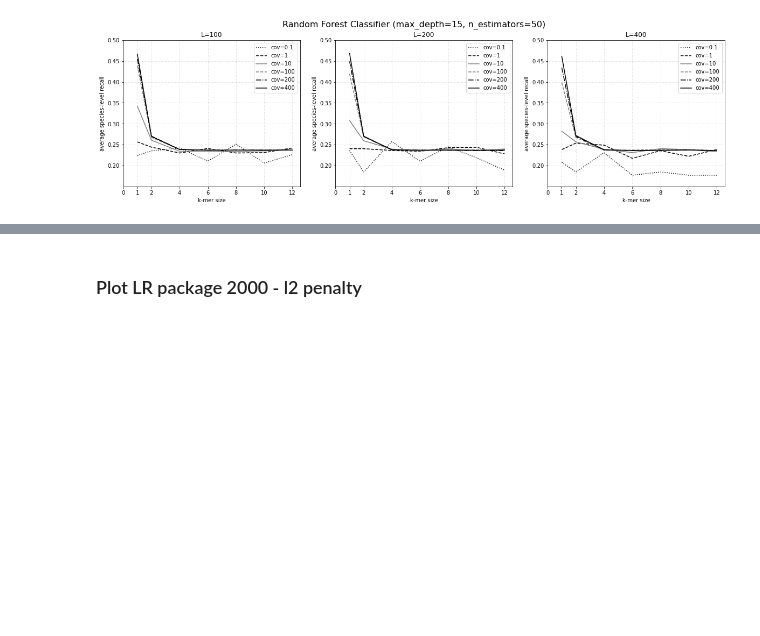
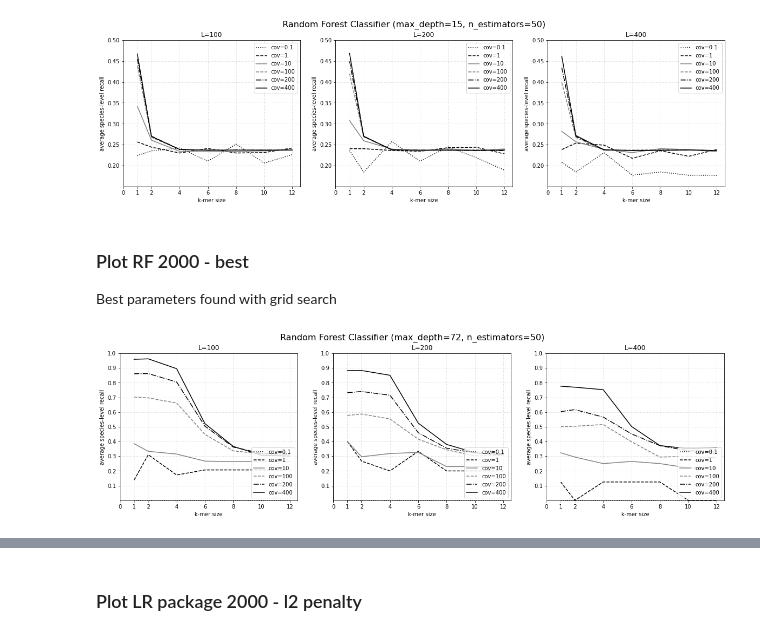
Before and after one commit to ryanquinnnelson/CMU-02620-Metagenomics, a Jupyter notebook: plot_results_rqn_210409.ipynb, the cells around one changed output, grey strips where cells are left out. Saved outputs shown, nothing was run; the diff lists cells and outputs as text; code cells hidden in the pictures; blank space fills up the shorter version.

Commit message:
Added plots for results so far

```diff
--- a/plot_results_rqn_210409.ipynb
+++ b/plot_results_rqn_210409.ipynb
@@ -106,3 +106,16 @@ title = "Random Forest Classifier (max_depth=15, n_estimators=50)"
 plot_graphs(df, title, 0.15,0.5, np.linspace(0.2,0.5,7), 'upper right')
 # %% [output]
 [figure]
+# %% [markdown]
+### Plot RF 2000 - best
+Best parameters found with grid search
+# %%
+filename='data/results/results-2000-rf-best.csv'
+df = pd.read_csv(filename)
+df = df.drop(['experiment','category','classifier','training shape', 'score type', 'max_depth','n_estimators'],axis=1)
+
+title = "Random Forest Classifier (max_depth=72, n_estimators=50)"
+
+plot_graphs(df, title, 0,1, np.linspace(0.1,1,10), 'lower right')
+# %% [output]
+[figure, added]
```
Also changed, not shown: parts of 3 cells of this notebook, 9 other files.
